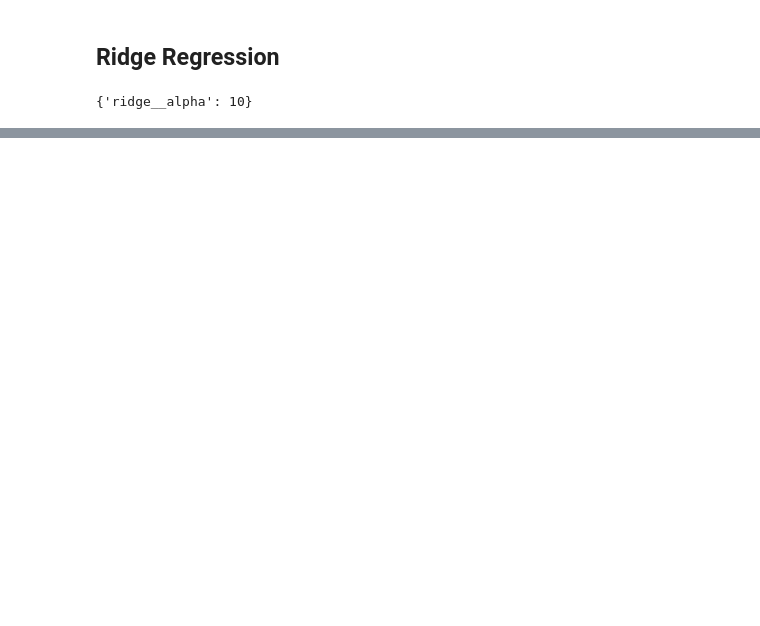
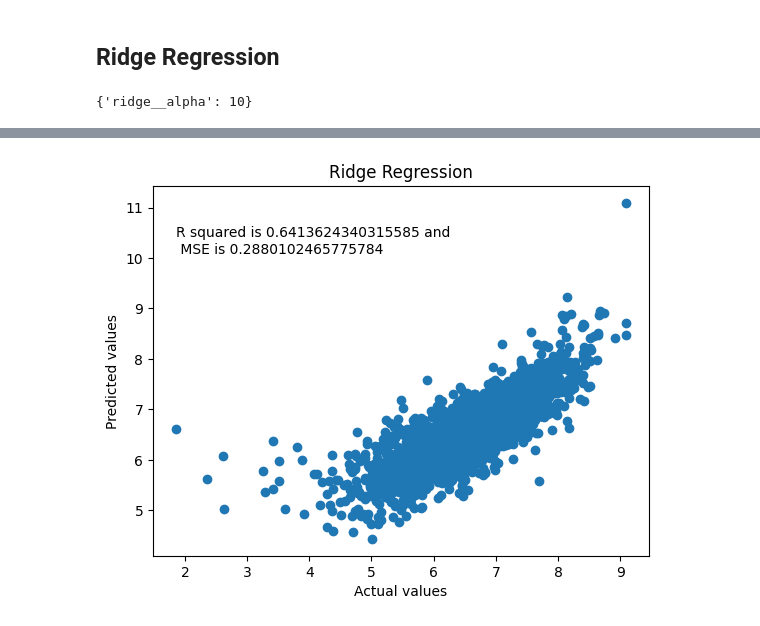
Before and after one commit to RyanErm/ML4021_FinalProject, a Jupyter notebook: notebooks/ridge.ipynb, the cells around one changed output, grey strips where cells are left out. Saved outputs shown, nothing was run; the diff lists cells and outputs as text; code cells hidden in the pictures; blank space fills up the shorter version.

```diff
--- a/notebooks/ridge.ipynb
+++ b/notebooks/ridge.ipynb
@@ -64 +65,13 @@ MSE is eqaul to:  0.2880102465775784
 SVR RMSE: 0.5366658612000379
+# %%
+#plot the Ridge
+plt.scatter(y_test_ridge.Score, y_pred)
+plt.title("Ridge Regression")
+plt.xlabel("Actual values")
+plt.ylabel("Predicted values")
+#add in the performance metrics
+plt.text(x = min(y_test_ridge.Score), y = max(y_pred)-1, s = f"R squared is {r2} and \n MSE is {MSE}")
+plt.savefig("../outputs/ridge.png")
+plt.show()
+# %% [output]
+[figure, added]
```
Also changed, not shown: parts of 2 cells of this notebook, 2 other files.
